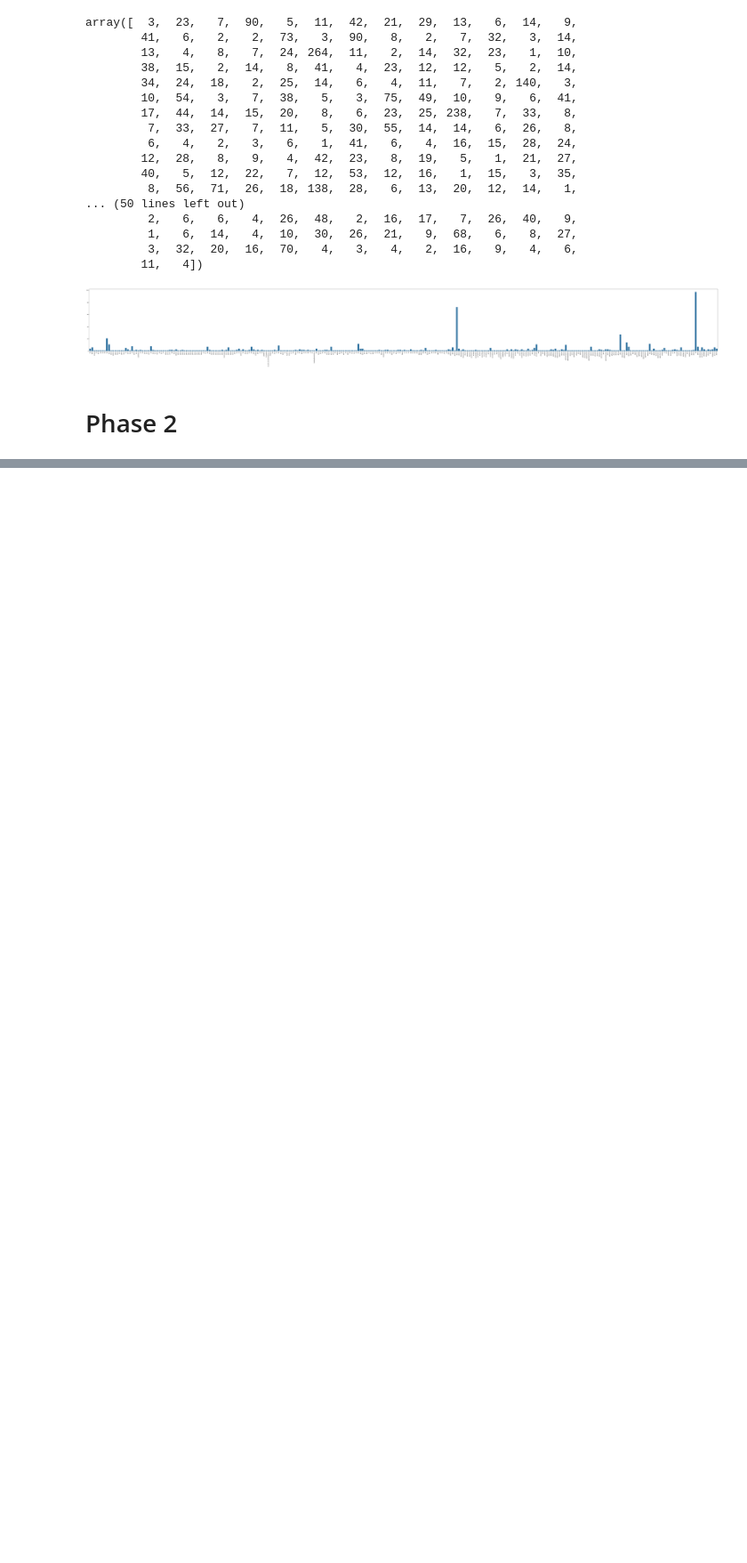
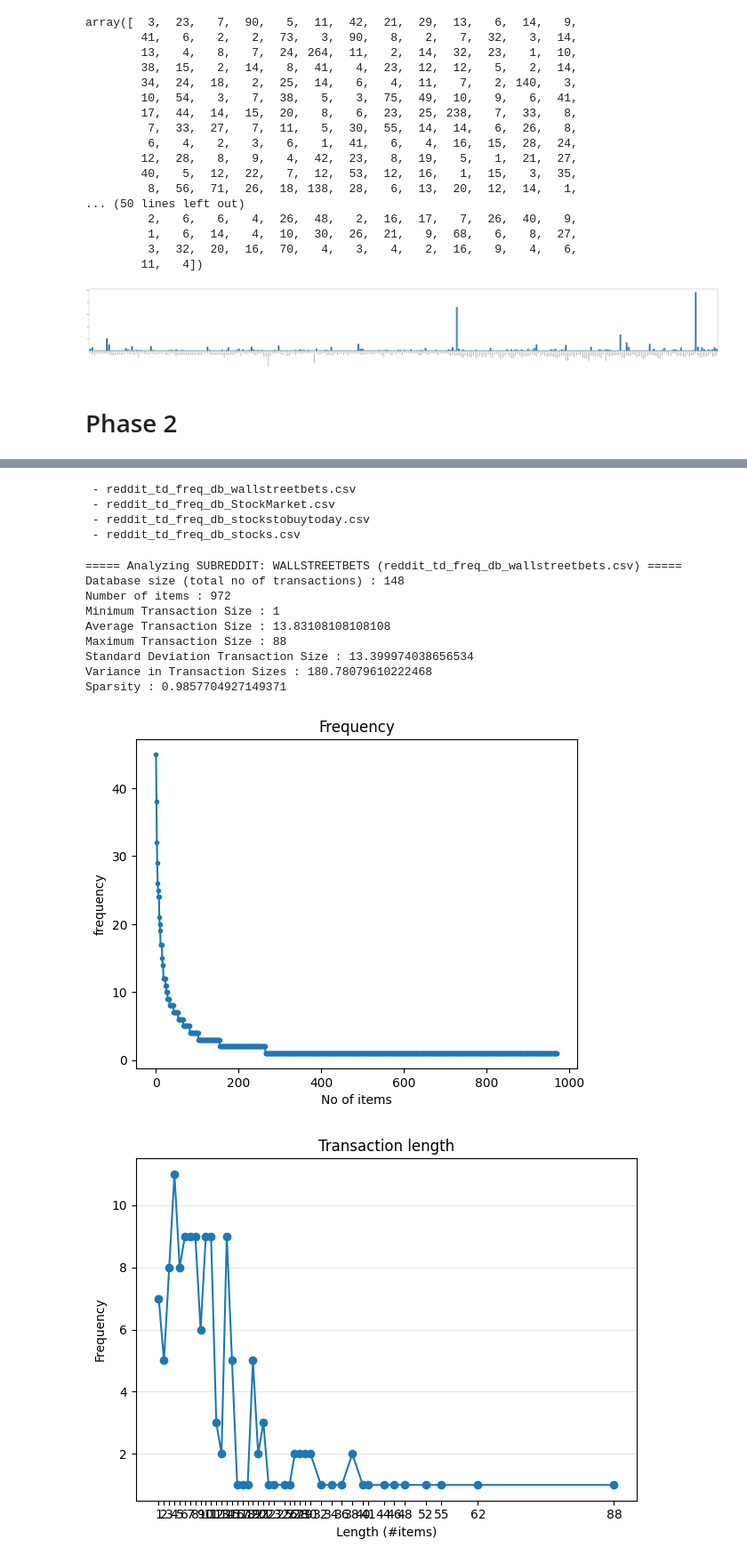
Before and after one commit to j-lee-cob/DM2025-Lab1-Exercise, a Jupyter notebook: DM2025-Lab1-Homework.ipynb, the cells around one changed output, grey strips where cells are left out. Shown at 89% size. Saved outputs shown, nothing was run; the diff lists cells and outputs as text; code cells hidden in the pictures; blank space fills up the shorter version.

```diff
--- a/DM2025-Lab1-Homework.ipynb
+++ b/DM2025-Lab1-Homework.ipynb
@@ -351,0 +631,57 @@ fig.show()
+# %%
+from PAMI.extras.convert.DF2DB import DF2DB
+
+# Create transactional databases for each subreddit in the Reddit dataset
+for subreddit in filt_term_document_dfs:
+
+    subreddit_safe = str(subreddit).replace('.', '_').replace(' ', '_')
+
+    # Create the DF2DB object for this subreddit
+    obj = DF2DB(filt_term_document_dfs[subreddit])
+
+
+    obj.convert2TransactionalDatabase(f'reddit_td_freq_db_{subreddit_safe}.csv', '>=', 1)
+
+for subreddit in list(filt_term_document_dfs.keys())[:5]:  # show a few examples
+    print(f" - reddit_td_freq_db_{str(subreddit).replace('.', '_').replace(' ', '_')}.csv")
+# %% [output]
+ - reddit_td_freq_db_wallstreetbets.csv
+ - reddit_td_freq_db_StockMarket.csv
+ - reddit_td_freq_db_stockstobuytoday.csv
+ - reddit_td_freq_db_stocks.csv
+# %%
+from PAMI.extras.dbStats import TransactionalDatabase as tds
+
+
+files = [
+    ("wallstreetbets",        "reddit_td_freq_db_wallstreetbets.csv"),
+    ("StockMarket",           "reddit_td_freq_db_StockMarket.csv"),
+    ("stockstobuytoday",      "reddit_td_freq_db_stockstobuytoday.csv"),
+    ("stocks",                "reddit_td_freq_db_stocks.csv"),
+]
+
+
+for label, filename in files:
+    print(f"\n===== Analyzing SUBREDDIT: {label.upper()} ({filename}) =====")
+
+    # Load the transactional database for this subreddit
+    obj = tds.TransactionalDatabase(filename)
+    obj.run()
+
+    # Print dataset statistics
+    obj.printStats()
+
+    # Plot graphs for visual analysis
+    obj.plotGraphs()
+# %% [output]
+===== Analyzing SUBREDDIT: WALLSTREETBETS (reddit_td_freq_db_wallstreetbets.csv) =====
+Database size (total no of transactions) : 148
+Number of items : 972
+Minimum Transaction Size : 1
+Average Transaction Size : 13.83108108108108
+Maximum Transaction Size : 88
+Standard Deviation Transaction Size : 13.399974038656534
+Variance in Transaction Sizes : 180.78079610222468
+Sparsity : 0.9857704927149371
+[figure, added]
+[figure, added]
```
Also changed, not shown: parts of 53 cells of this notebook.
